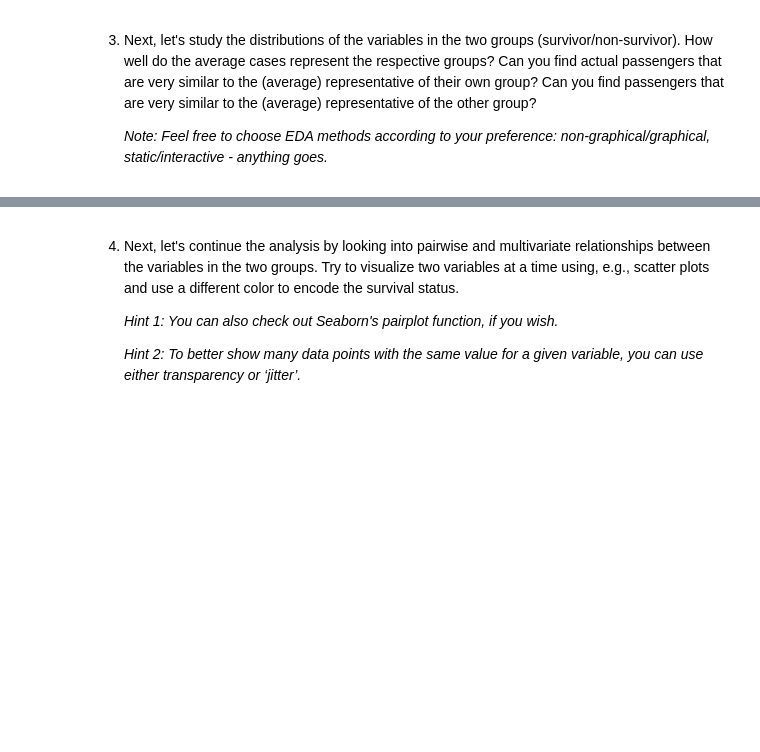
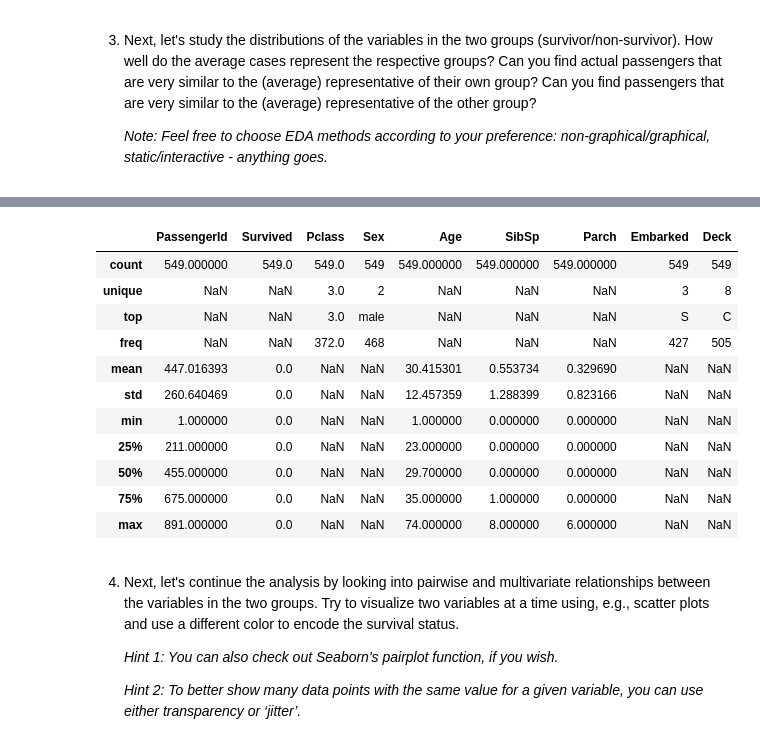
Before and after one commit to simkatti/HY_DS, a Jupyter notebook: ex2.ipynb, the cells around one changed output, grey strips where cells are left out. Cells and saved outputs as stored; diff of their text form; code cells hidden in the pictures; blank space fills up the shorter version.

```diff
--- a/ex2.ipynb
+++ b/ex2.ipynb
@@ -226,0 +209,14 @@ print(survivors)
+# %%
+survivors = df.loc[df['Survived'] == 1]
+dead = df.loc[df['Survived'] == 0]
+
+dead_medians = dead[numerical_variables].describe().loc['50%']
+dead_modes = dead[categorical_variables].describe().loc['top']
+
+alive_medians = survivors[numerical_variables].describe().loc['50%']
+alive_modes = survivors[categorical_variables].describe().loc['top']
+
+average_nonsurvivor = pd.concat([dead_medians, dead_modes], axis=0)
+average_survivor = pd.concat([alive_medians, alive_modes], axis=0)
+print(average_nonsurvivor)
+print(average_survivor)
@@ -233,3 +259,18 @@ print(survivors)
+# %%
+dead.describe(include = 'all')
+# %% [output]
+|  | PassengerId | Survived | Pclass | Sex | Age | SibSp | Parch | Embarked | Deck |
+| count | 549.000000 | 549.0 | 549.0 | 549 | 549.000000 | 549.000000 | 549.000000 | 549 | 549 |
+| unique | NaN | NaN | 3.0 | 2 | NaN | NaN | NaN | 3 | 8 |
+| top | NaN | NaN | 3.0 | male | NaN | NaN | NaN | S | C |
+| freq | NaN | NaN | 372.0 | 468 | NaN | NaN | NaN | 427 | 505 |
+| mean | 447.016393 | 0.0 | NaN | NaN | 30.415301 | 0.553734 | 0.329690 | NaN | NaN |
+| std | 260.640469 | 0.0 | NaN | NaN | 12.457359 | 1.288399 | 0.823166 | NaN | NaN |
+| min | 1.000000 | 0.0 | NaN | NaN | 1.000000 | 0.000000 | 0.000000 | NaN | NaN |
+| 25% | 211.000000 | 0.0 | NaN | NaN | 23.000000 | 0.000000 | 0.000000 | NaN | NaN |
+| 50% | 455.000000 | 0.0 | NaN | NaN | 29.700000 | 0.000000 | 0.000000 | NaN | NaN |
+| 75% | 675.000000 | 0.0 | NaN | NaN | 35.000000 | 1.000000 | 0.000000 | NaN | NaN |
+| max | 891.000000 | 0.0 | NaN | NaN | 74.000000 | 8.000000 | 6.000000 | NaN | NaN |
 # %% [markdown]
 4. Next, let's continue the analysis by looking into pairwise and multivariate relationships between the variables in the two groups. Try to visualize two variables at a time using, e.g., scatter plots and use a different color to encode the survival status.
 
```
Also changed, not shown: parts of 18 cells of this notebook.
